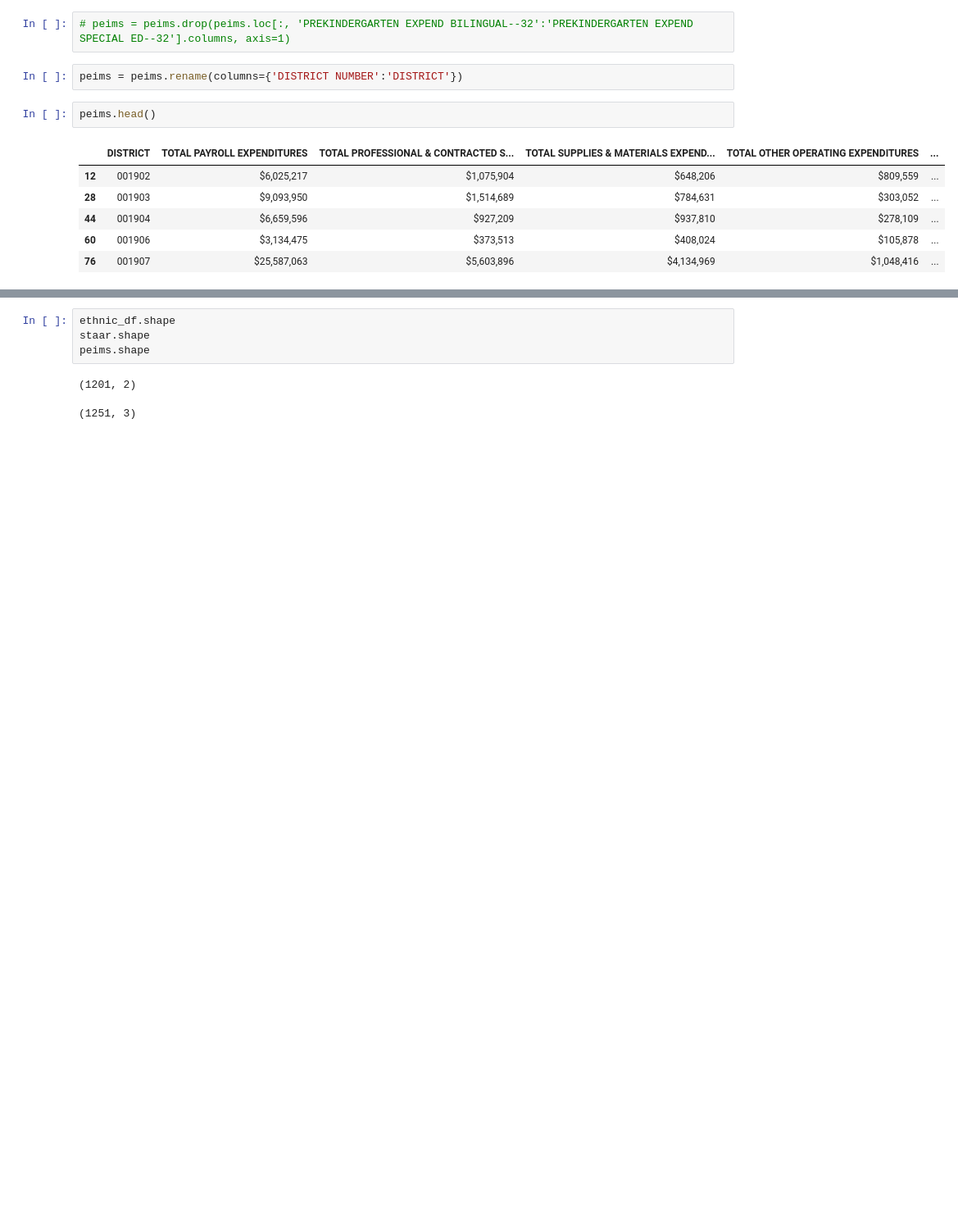
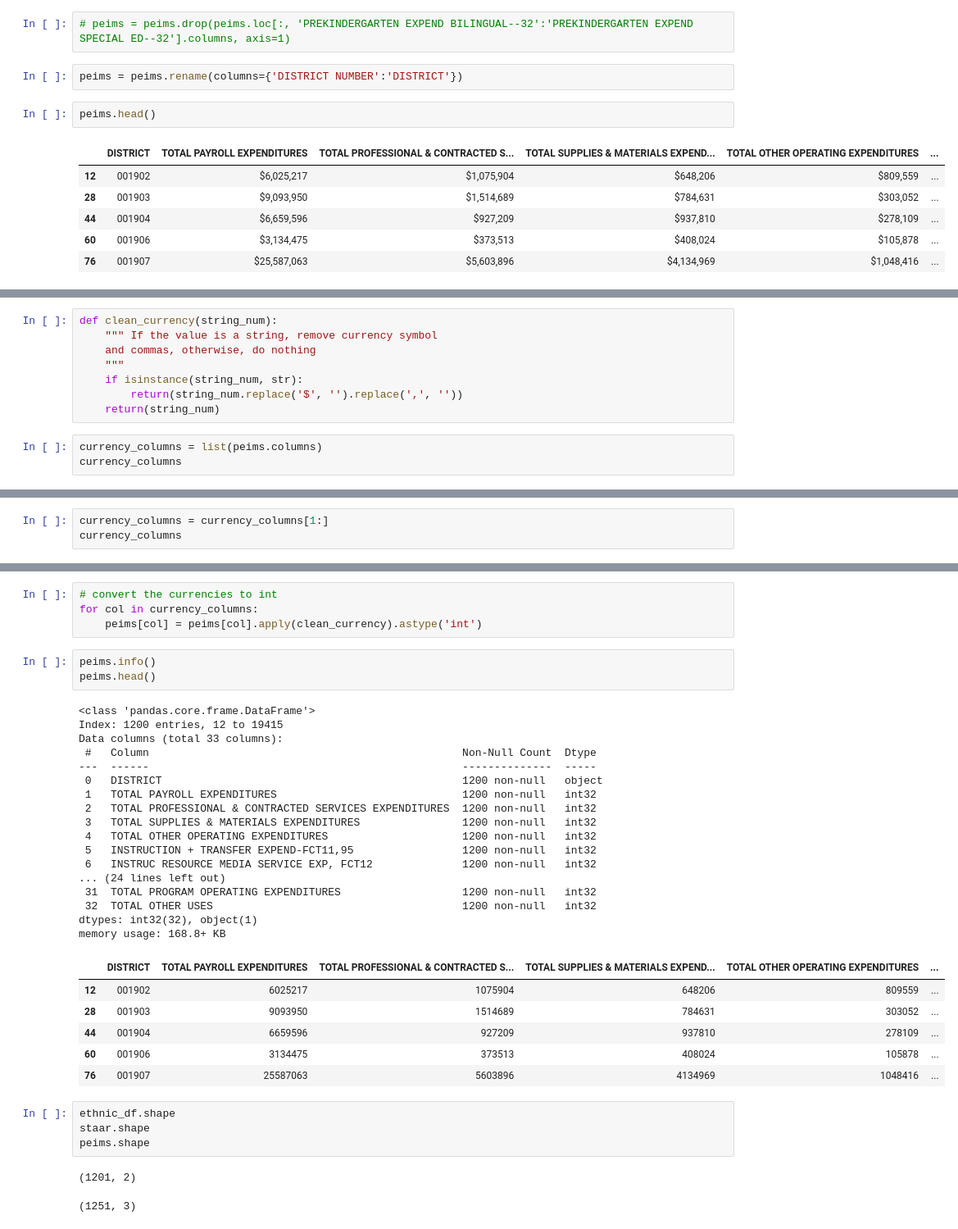
Before and after one commit to ecdedios/texas-public-schools-effectiveness, a Jupyter notebook: notebooks/0 Data Acquisition and Wrangling.ipynb, the cells around one changed output, grey strips where cells are left out. Shown at 82% size. Saved outputs shown, nothing was run; the diff lists cells and outputs as text; blank space fills up the shorter version.

```diff
--- a/notebooks/0 Data Acquisition and Wrangling.ipynb
+++ b/notebooks/0 Data Acquisition and Wrangling.ipynb
@@ -404,0 +432,11 @@ peims.head()
+# %%
+def clean_currency(string_num):
+    """ If the value is a string, remove currency symbol
+    and commas, otherwise, do nothing
+    """
+    if isinstance(string_num, str):
+        return(string_num.replace('$', '').replace(',', ''))
+    return(string_num)
+# %%
+currency_columns = list(peims.columns)
+currency_columns
@@ -404,0 +461,3 @@ peims.head()
+# %%
+currency_columns = currency_columns[1:]
+currency_columns
@@ -405,3 +482,34 @@ peims.head()
+# %%
+# convert the currencies to int
+for col in currency_columns:
+    peims[col] = peims[col].apply(clean_currency).astype('int')
+# %%
+peims.info()
+peims.head()
+# %% [output]
+<class 'pandas.core.frame.DataFrame'>
+Index: 1200 entries, 12 to 19415
+Data columns (total 33 columns):
+ #   Column                                                 Non-Null Count  Dtype
+---  ------                                                 --------------  -----
+ 0   DISTRICT                                               1200 non-null   object
+ 1   TOTAL PAYROLL EXPENDITURES                             1200 non-null   int32
+ 2   TOTAL PROFESSIONAL & CONTRACTED SERVICES EXPENDITURES  1200 non-null   int32
+ 3   TOTAL SUPPLIES & MATERIALS EXPENDITURES                1200 non-null   int32
+ 4   TOTAL OTHER OPERATING EXPENDITURES                     1200 non-null   int32
+ 5   INSTRUCTION + TRANSFER EXPEND-FCT11,95                 1200 non-null   int32
+ 6   INSTRUC RESOURCE MEDIA SERVICE EXP, FCT12              1200 non-null   int32
+... (24 lines left out)
+ 31  TOTAL PROGRAM OPERATING EXPENDITURES                   1200 non-null   int32
+ 32  TOTAL OTHER USES                                       1200 non-null   int32
+dtypes: int32(32), object(1)
+memory usage: 168.8+ KB
+|  | DISTRICT | TOTAL PAYROLL EXPENDITURES | TOTAL PROFESSIONAL & CONTRACTED S... | TOTAL SUPPLIES & MATERIALS EXPEND... | TOTAL OTHER OPERATING EXPENDITURES | ... |
+| 12 | 001902 | 6025217 | 1075904 | 648206 | 809559 | ... |
+| 28 | 001903 | 9093950 | 1514689 | 784631 | 303052 | ... |
+| 44 | 001904 | 6659596 | 927209 | 937810 | 278109 | ... |
+| 60 | 001906 | 3134475 | 373513 | 408024 | 105878 | ... |
+| 76 | 001907 | 25587063 | 5603896 | 4134969 | 1048416 | ... |
 # %%
 ethnic_df.shape
 staar.shape
```
Also changed, not shown: parts of 6 cells of this notebook, 5 other files.
